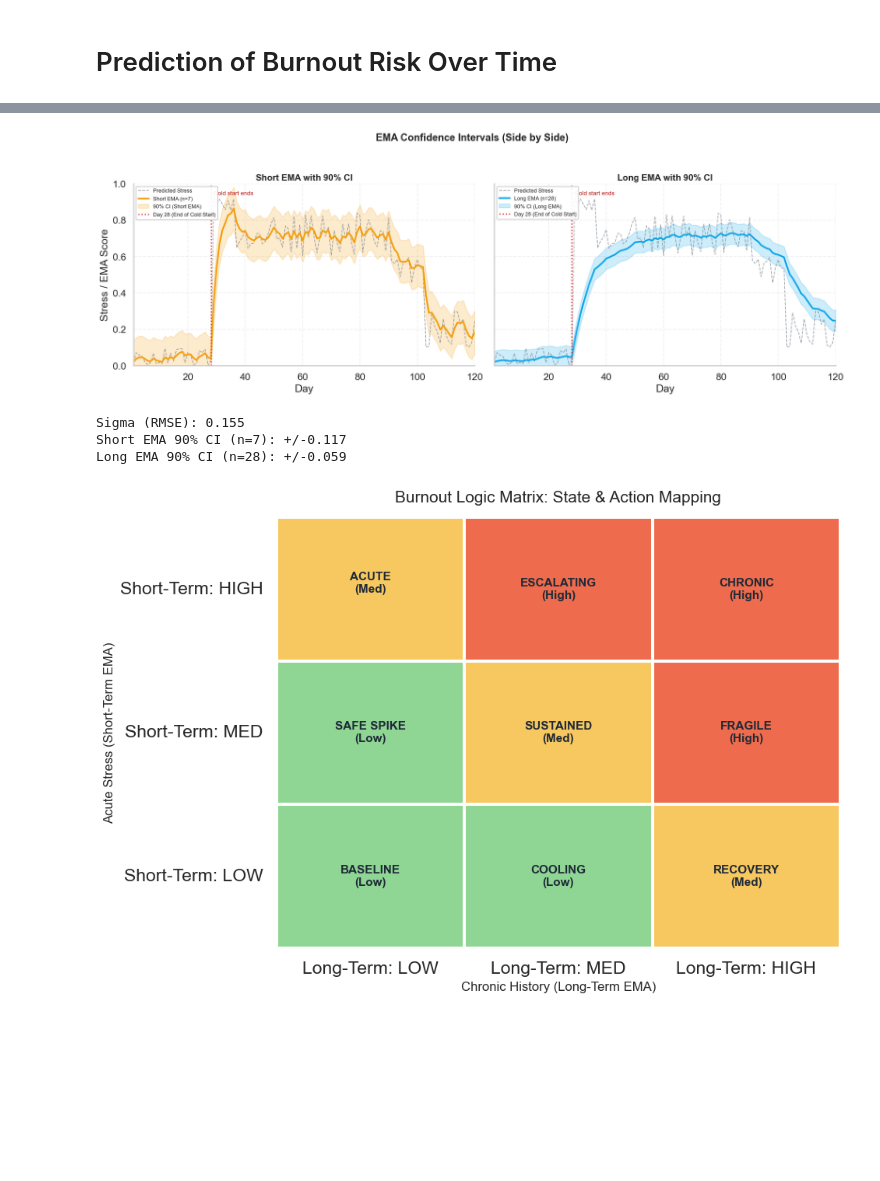
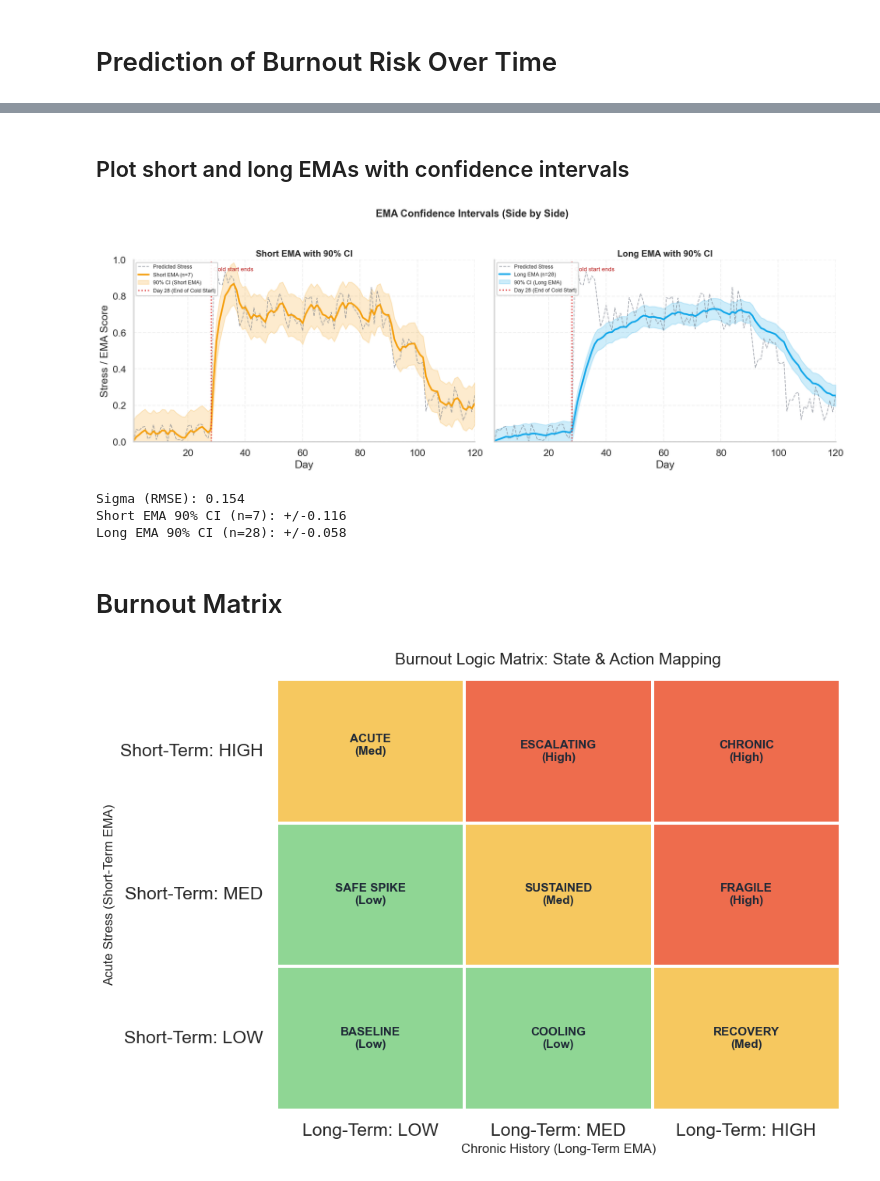
Before and after one commit to MinAungOo64/DSA4262-BurnoutManager, a Jupyter notebook: Burnout Simulation.ipynb, the cells around one changed output, grey strips where cells are left out. Cells and saved outputs as stored; diff of their text form; code cells hidden in the pictures; blank space fills up the shorter version.

```diff
--- a/Burnout Simulation.ipynb
+++ b/Burnout Simulation.ipynb
@@ -258,3 +209,5 @@ plt.show()
+# %% [markdown]
+## Plot short and long EMAs with confidence intervals
 # %%
 import matplotlib.pyplot as plt
 import seaborn as sns
@@ -288,11 +241,12 @@ if 'short_ema' not in mock_data_1.columns or 'long_ema' not in mock_data_1.colum
     mock_data_1['long_ema'] = long_ema_values
 
 # CI settings (sigma uses RMSE)
-sigma = 0.155
+sigma = 0.1542
 short_n = 7
 long_n = 28
 short_ci = calculate_confidence(sigma=sigma, n=short_n, confidence_level=0.90)
 long_ci = calculate_confidence(sigma=sigma, n=long_n, confidence_level=0.90)
+# print(f"Short EMA CI: ±{short_ci}, Long EMA CI: ±{long_ci}")
 
 short_lower = np.clip(mock_data_1['short_ema'] - short_ci, 0, 1)
 short_upper = np.clip(mock_data_1['short_ema'] + short_ci, 0, 1)
@@ -347,37 +301,37 @@ axes[1].plot(
     color='#6B7280',
     alpha=0.6
 )
 axes[1].plot(
     mock_data_1['day'],
     mock_data_1['long_ema'],
     label=f'Long EMA (n={long_n})',
     linewidth=2.8,
     color='#0EA5E9'
  )
 axes[1].fill_between(
     mock_data_1['day'],
     long_lower,
     long_upper,
     color='#0EA5E9',
     alpha=0.20,
     label='90% CI (Long EMA)'
 )
 axes[1].axvline(x=28, color='#DC2626', linestyle=':', linewidth=2, label='Day 28 (End of Cold Start)')
 axes[1].text(29, 0.96, 'Cold start ends', color='#B91C1C', fontsize=10, va='top')
 axes[1].set_title('Long EMA with 90% CI', fontsize=15, weight='semibold')
 axes[1].set_xlabel('Day')
 axes[1].grid(alpha=0.25, linestyle='--')
 axes[1].legend(loc='upper left', frameon=True, framealpha=0.92, fontsize=9)
 
 sns.despine()
 fig.suptitle('EMA Confidence Intervals (Side by Side)', fontsize=17, weight='bold', y=1.03)
 plt.tight_layout()
 plt.show()
 # %% [output]
-[figure, old version]
+[figure, new version]
 # %%
 # Display CI values used in the two EMA CI plots
-sigma = 0.155  # RMSE
+sigma = 0.1542  # RMSE
 short_ci = calculate_confidence(sigma=sigma, n=7, confidence_level=0.90)
 long_ci = calculate_confidence(sigma=sigma, n=28, confidence_level=0.90)
 
@@ -385,9 +339,11 @@ print(f"Sigma (RMSE): {sigma:.3f}")
 print(f"Short EMA 90% CI (n=7): +/-{short_ci:.3f}")
 print(f"Long EMA 90% CI (n=28): +/-{long_ci:.3f}")
 # %% [output]
-Sigma (RMSE): 0.155
-Short EMA 90% CI (n=7): +/-0.117
-Long EMA 90% CI (n=28): +/-0.059
+Sigma (RMSE): 0.154
+Short EMA 90% CI (n=7): +/-0.116
+Long EMA 90% CI (n=28): +/-0.058
+# %% [markdown]
+# Burnout Matrix
 # %%
 import seaborn as sns
 import matplotlib.pyplot as plt
```
Also changed, not shown: parts of 6 cells of this notebook.
